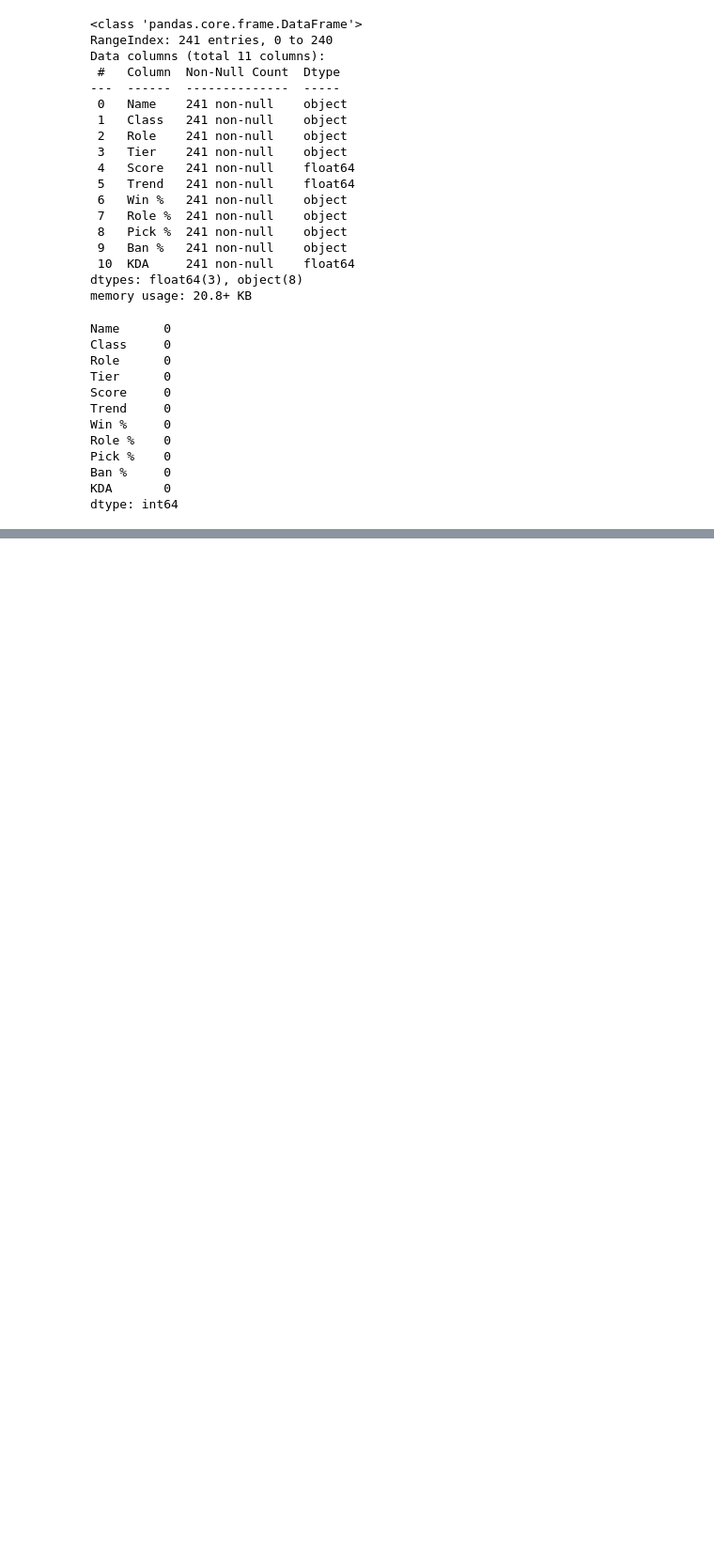
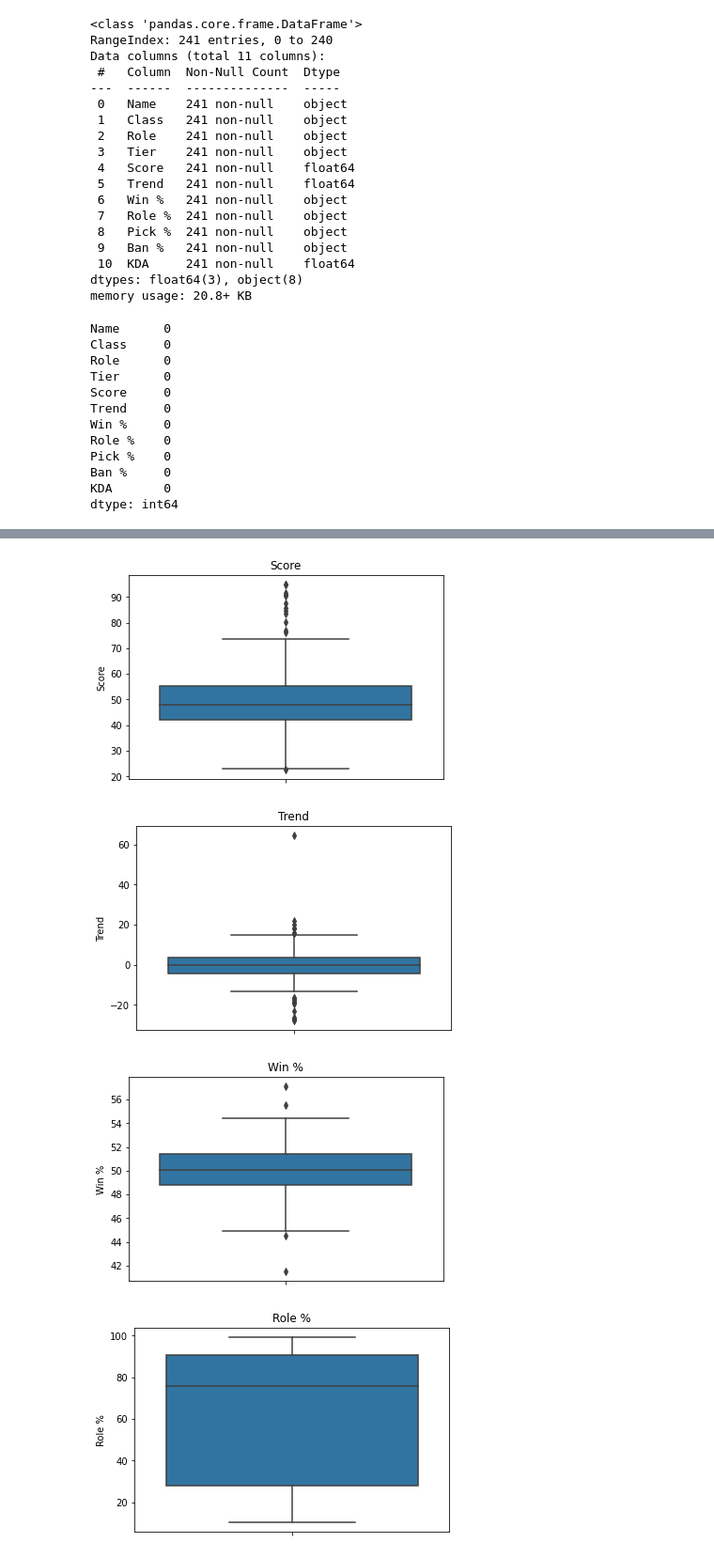
Before and after one commit to mathieujomain/League-of-Legends-champion-tier-prediction---Final-Project, a Jupyter notebook: data_prep.ipynb, the cells around one changed output, grey strips where cells are left out. Shown: that part at 94% size. Saved outputs shown, nothing was run; the diff lists cells and outputs as text; code cells hidden in the pictures; blank space fills up the shorter version.

```diff
--- a/data_prep.ipynb
+++ b/data_prep.ipynb
@@ -75,0 +178,14 @@ data.describe()
+# %%
+#Keeping only numeric data that make sense plotting (delete encoded columns from list)
+col_plot = ['Score', 'Trend', 'Win %', 'Role %',
+       'Pick %', 'Ban %', 'KDA']
+
+for i in col:
+    sns.boxplot(data = data, y=i)
+    plt.title(i)
+    plt.show()
+# %% [output]
+[figure, added]
+[figure, added]
+[figure, added]
+[figure, added]
```
Also changed, not shown: parts of 19 cells of this notebook, 12 other files.
